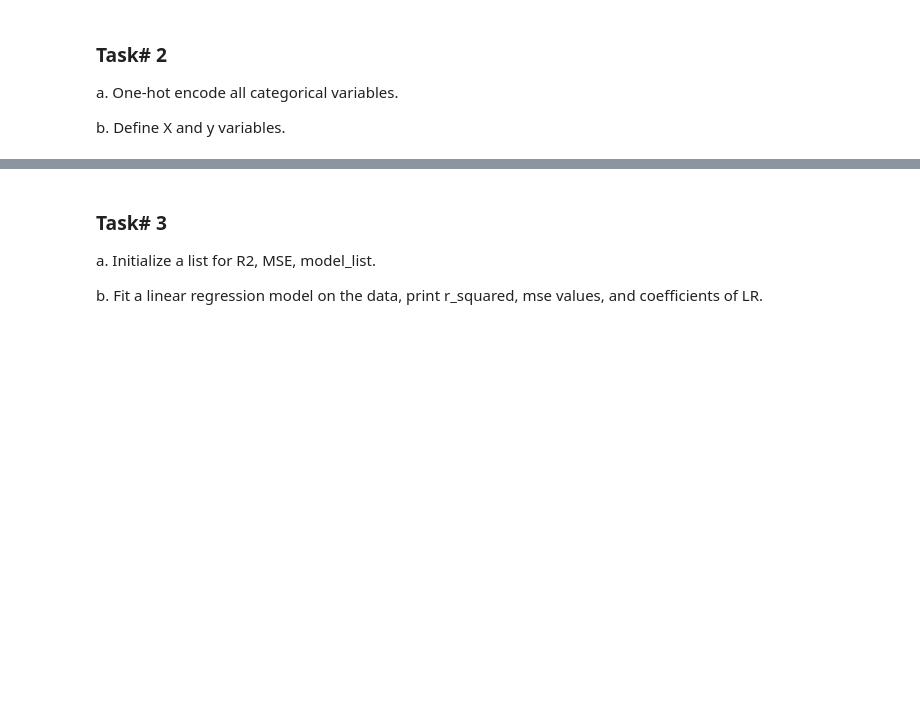
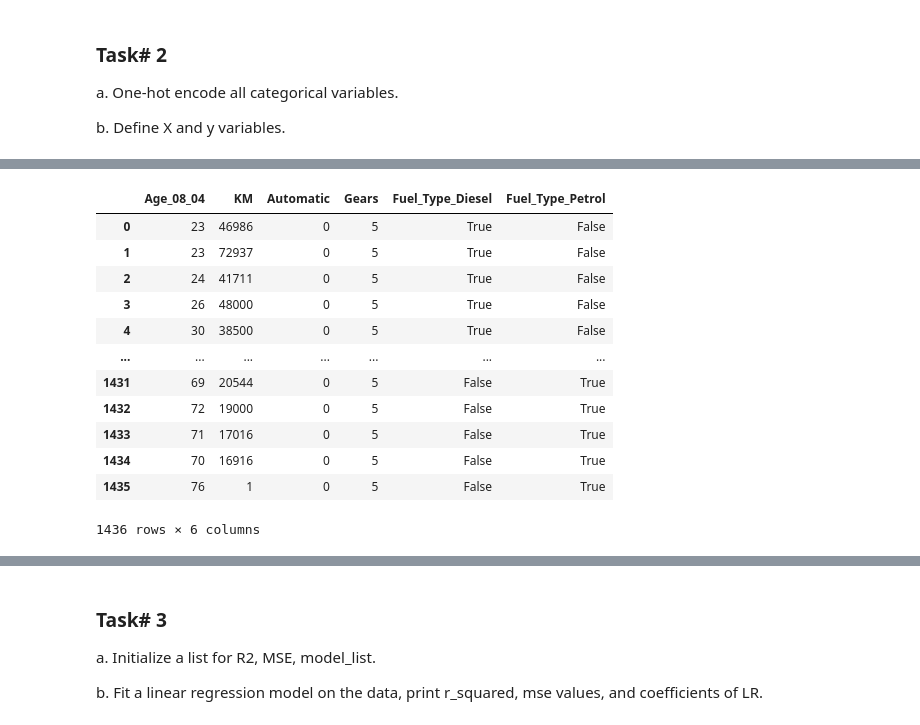
Before and after one commit to AyeshaAmjad0828/Data-Science-with-Python-101, a Jupyter notebook: Python Scripts - In Session/Regularized_Regression_&_KNN.ipynb, the cells around one changed output, grey strips where cells are left out. Saved outputs shown, nothing was run; the diff lists cells and outputs as text; code cells hidden in the pictures; blank space fills up the shorter version.

```diff
--- a/Python Scripts - In Session/Regularized_Regression_&_KNN.ipynb
+++ b/Python Scripts - In Session/Regularized_Regression_&_KNN.ipynb
@@ -18,0 +30,3 @@ b. Create a subset of this data include fields: [['Price', 'Age_08_04', 'KM', 'F
+# %%
+toyota = df[['Price', 'Age_08_04', 'KM', 'Fuel_Type', 'Automatic', 'Gears']]
+toyota.head()
@@ -22,3 +43,6 @@ b. Create a subset of this data include fields: [['Price', 'Age_08_04', 'KM', 'F
 a. One-hot encode all categorical variables.
 
 b. Define X and y variables.
+# %%
+df_dummy = pd.get_dummies(toyota, drop_first=True)
+df_dummy.head()
@@ -24,0 +56,19 @@ b. Define X and y variables.
+# %%
+X = df_dummy.drop('Price', axis=1)
+y = df_dummy[['Price']]
+# %%
+X
+# %% [output]
+|  | Age_08_04 | KM | Automatic | Gears | Fuel_Type_Diesel | Fuel_Type_Petrol |
+| 0 | 23 | 46986 | 0 | 5 | True | False |
+| 1 | 23 | 72937 | 0 | 5 | True | False |
+| 2 | 24 | 41711 | 0 | 5 | True | False |
+| 3 | 26 | 48000 | 0 | 5 | True | False |
+| 4 | 30 | 38500 | 0 | 5 | True | False |
+| ... | ... | ... | ... | ... | ... | ... |
+| 1431 | 69 | 20544 | 0 | 5 | False | True |
+| 1432 | 72 | 19000 | 0 | 5 | False | True |
+| 1433 | 71 | 17016 | 0 | 5 | False | True |
+| 1434 | 70 | 16916 | 0 | 5 | False | True |
+| 1435 | 76 | 1 | 0 | 5 | False | True |
+1436 rows × 6 columns
```
Also changed, not shown: parts of 30 cells of this notebook, 2 other files.
